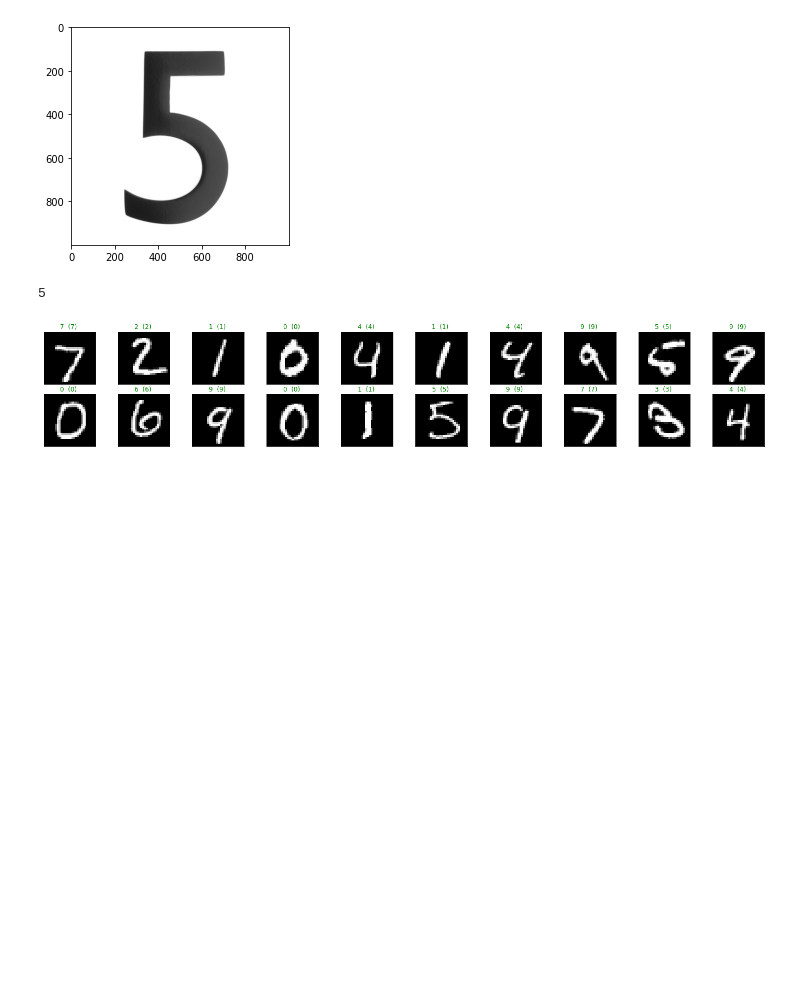
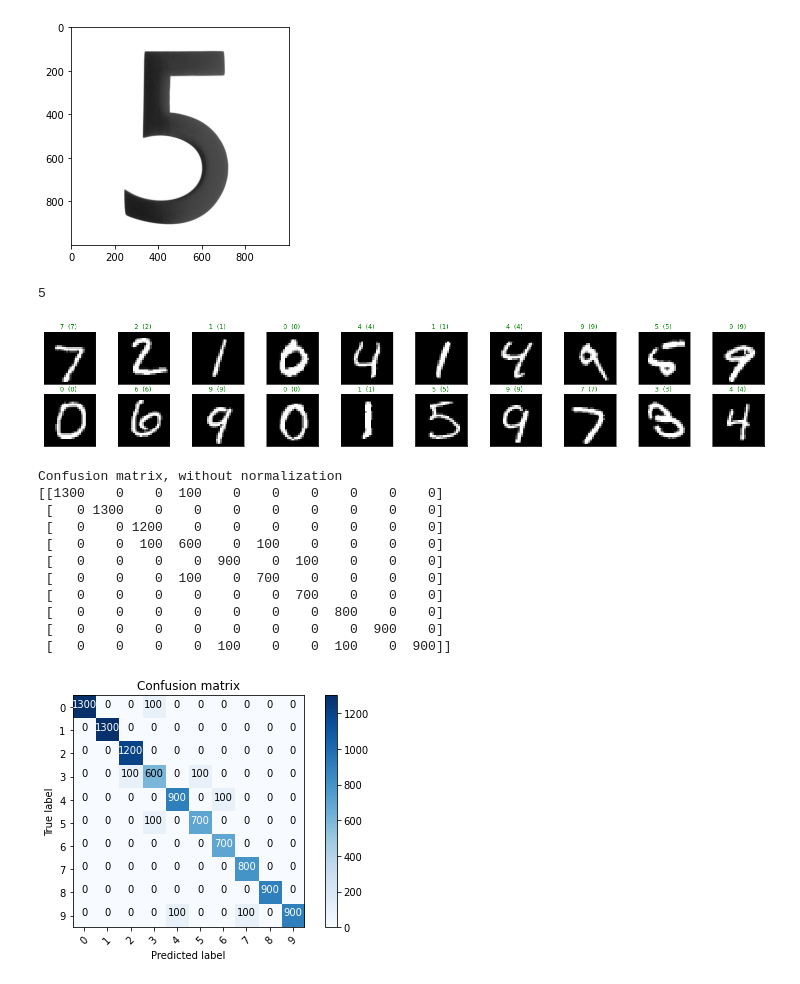
Before and after one commit to rajanpbg/Demo_labs, a Jupyter notebook: pytorch/03_mnist.ipynb, the cells around one changed output. Saved outputs shown, nothing was run; the diff lists cells and outputs as text; code cells hidden in the pictures; blank space fills up the shorter version.

```diff
--- a/pytorch/03_mnist.ipynb
+++ b/pytorch/03_mnist.ipynb
@@ -178,3 +179,75 @@ for idx in range(20):
   ax.set_title("{}  ({}) ".format(str(preds[idx].item()),str(labels[idx].item()) ) , color = ("green" if preds[idx] == labels[idx] else "red") )
 # %% [output]
 [figure]
+# %%
+actuval = []
+predicted = []
+test_correct = 0
+test_loss = 0
+with torch.no_grad():
+  for val_inputs,val_labels in  validation_loader:
+            val_inputs = val_inputs.view(val_inputs.shape[0],-1)
+            val_outputs = model(val_inputs)
+            test_loss = criterion(val_outputs,val_labels)
+            _,pred = torch.max(outputs,1)
+            test_correct  +=  torch.sum(pred == val_labels.data)
+            #print(pred,labels.data)
+            actuval.extend(labels.data.tolist())
+            predicted.extend(pred.tolist())
+            validtion_loss +=  val_loss.item()
+            #print(validtion_loss)
+# %%
+from sklearn.metrics import confusion_matrix
+cm = confusion_matrix(actuval, predicted)
+# %%
+import itertools
+
+def plot_confusion_matrix(cm, classes,
+                          normalize=False,
+                          title='Confusion matrix',
+                          cmap=plt.cm.Blues):
+  """
+  This function prints and plots the confusion matrix.
+  Normalization can be applied by setting `normalize=True`.
+  """
+  if normalize:
+      cm = cm.astype('float') / cm.sum(axis=1)[:, np.newaxis]
+      print("Normalized confusion matrix")
+  else:
+      print('Confusion matrix, without normalization')
+
+  print(cm)
+
+  plt.imshow(cm, interpolation='nearest', cmap=cmap)
+  plt.title(title)
+  plt.colorbar()
+  tick_marks = np.arange(len(classes))
+  plt.xticks(tick_marks, classes, rotation=45)
+  plt.yticks(tick_marks, classes)
+
+  fmt = '.2f' if normalize else 'd'
+  thresh = cm.max() / 2.
+  for i, j in itertools.product(range(cm.shape[0]), range(cm.shape[1])):
+      plt.text(j, i, format(cm[i, j], fmt),
+               horizontalalignment="center",
+               color="white" if cm[i, j] > thresh else "black")
+
+  plt.tight_layout()
+  plt.ylabel('True label')
+  plt.xlabel('Predicted label')
+  plt.show()
+
+plot_confusion_matrix(cm,list(range(10)))
+# %% [output]
+Confusion matrix, without normalization
+[[1300    0    0  100    0    0    0    0    0    0]
+ [   0 1300    0    0    0    0    0    0    0    0]
+ [   0    0 1200    0    0    0    0    0    0    0]
+ [   0    0  100  600    0  100    0    0    0    0]
+ [   0    0    0    0  900    0  100    0    0    0]
+ [   0    0    0  100    0  700    0    0    0    0]
+ [   0    0    0    0    0    0  700    0    0    0]
+ [   0    0    0    0    0    0    0  800    0    0]
+ [   0    0    0    0    0    0    0    0  900    0]
+ [   0    0    0    0  100    0    0  100    0  900]]
+[figure, added]
```
Also changed, not shown: parts of 3 cells of this notebook.
